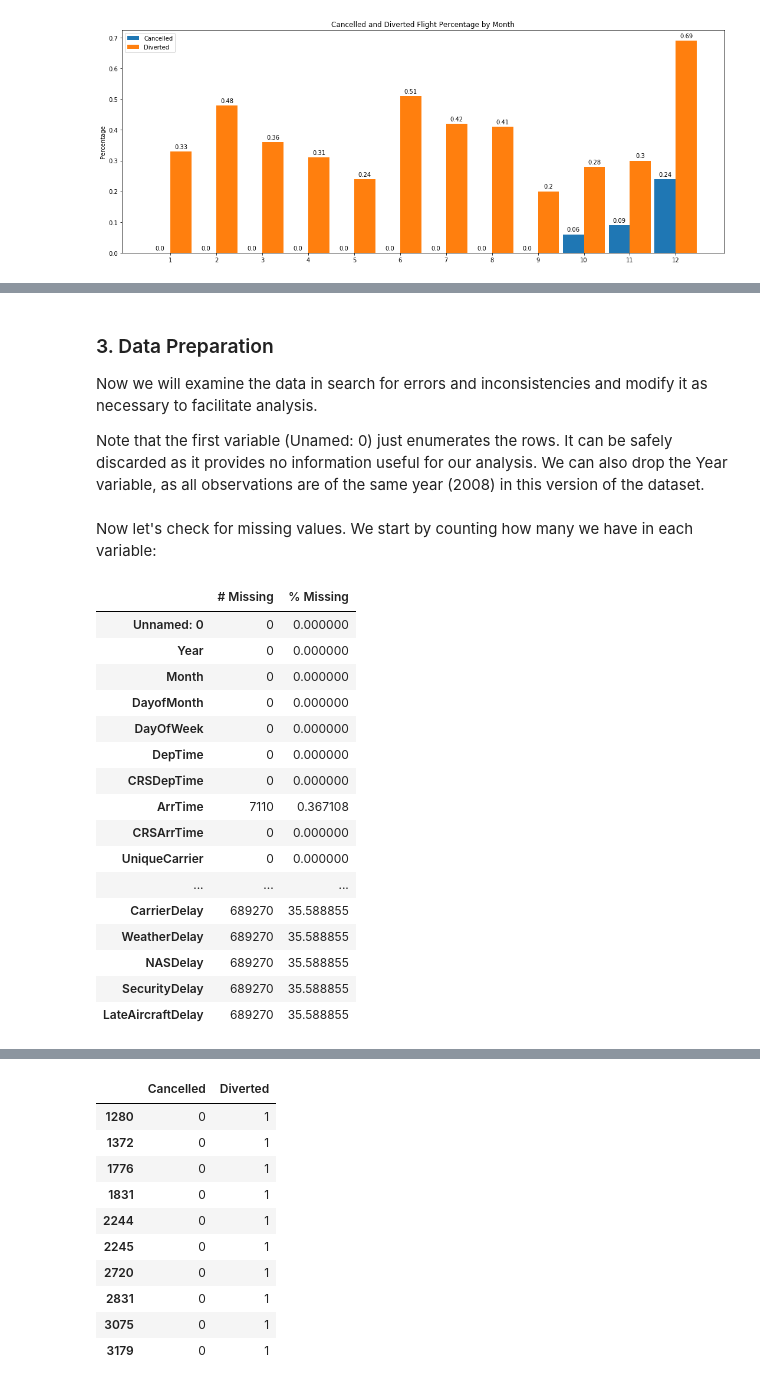
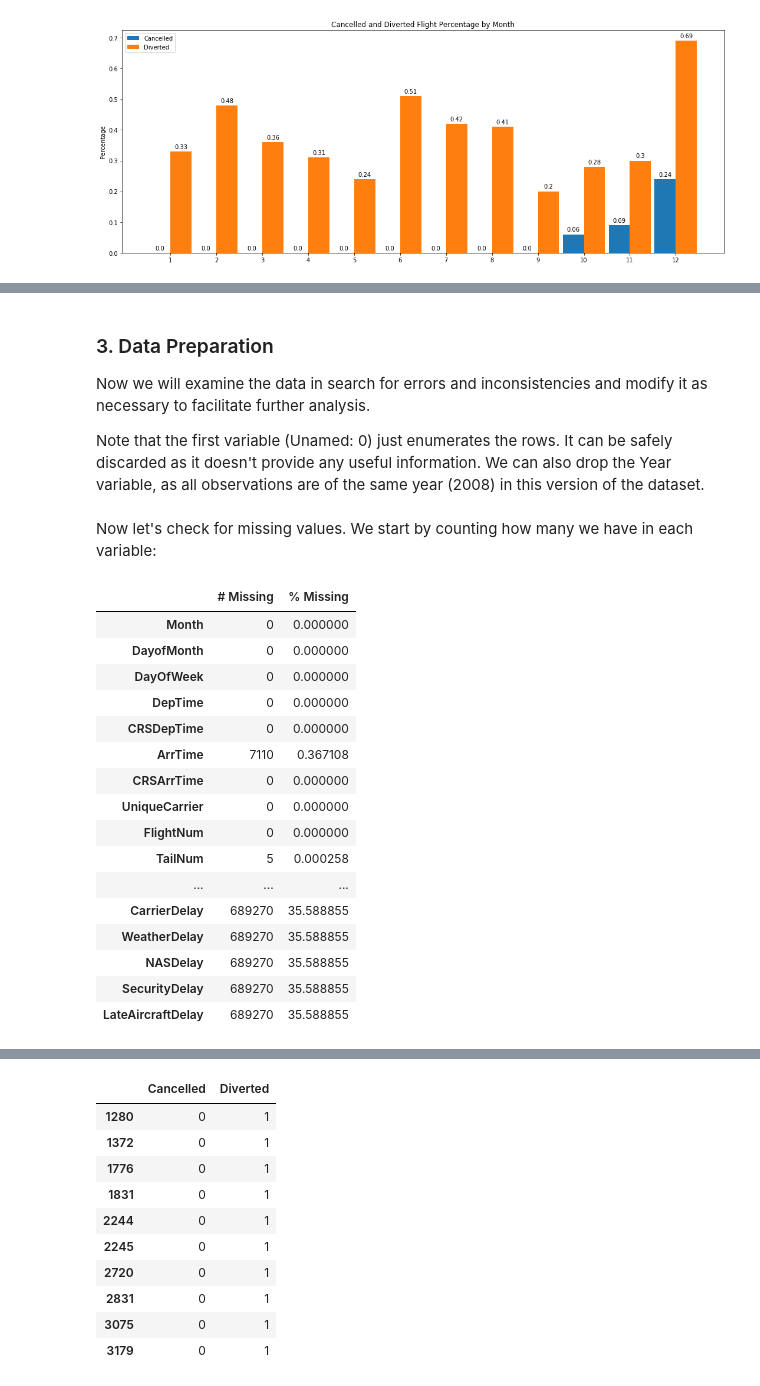
Before and after one commit to s-londono/airlinedelaystats, a Jupyter notebook: AirlineDelayAnalysis.ipynb, the cells around one changed output, grey strips where cells are left out. Drawn from its saved outputs; the diff is of its cells as text; code cells hidden in the pictures.

```diff
--- a/AirlineDelayAnalysis.ipynb
+++ b/AirlineDelayAnalysis.ipynb
@@ -262,50 +263,33 @@ util.bi_bar_plot(labels, cancel_percs_month, diverted_percs_month, "Cancelled",
 # %% [markdown]
 ### 3. Data Preparation
 
-Now we will examine the data in search for errors and inconsistencies and modify it as necessary to facilitate analysis.
+Now we will examine the data in search for errors and inconsistencies and modify it as necessary to facilitate further analysis.
 
-Note that the first variable (Unamed: 0) just enumerates the rows. It can be safely discarded as it provides no information useful for our analysis. We can also drop the Year variable, as all observations are of the same year (2008) in this version of the dataset.
+Note that the first variable (Unamed: 0) just enumerates the rows. It can be safely discarded as it doesn't  provide any useful information. We can also drop the Year variable, as all observations are of the same year (2008) in this version of the dataset.
 # %%
 # Drop the first column, which just provides enumerates the rows. The DataFrame index does so already
 df_flight_delays.drop(["Unnamed: 0", "Year"], axis=1, inplace=True)
 # %% [markdown]
 Now let's check for missing values. We start by counting how many we have in each variable:
-# %%
-def build_nan_data(df):
-    """
-    Builds a DataFrame containing the total count and percentage of missing values,
-    in each column of the DataFrame provided as argument
-    INPUT
-        df - the dataframe in which this function will count for missing values
-    OUTPUT
-        dataframe with the names of variables in df as index and two columns: count of missing values in
-        each variable and percent of missing values in each variable
-    """
-    # Count the total missing entries per column
-    df_nan_counts = df.isna().sum()
-
-    # Compute the percentage of missing values per column
-    df_nan_percents = (df_nan_counts / df.shape[0]) * 100
-
-    return pd.DataFrame({"# Missing": df_nan_counts, "% Missing": df_nan_percents}, index=df_nan_counts.index)
-
-build_nan_data(df_flight_delays)
-# %% [output]
-|  | # Missing | % Missing |
-| Unnamed: 0 | 0 | 0.000000 |
-| Year | 0 | 0.000000 |
-| Month | 0 | 0.000000 |
-| DayofMonth | 0 | 0.000000 |
-| DayOfWeek | 0 | 0.000000 |
-| DepTime | 0 | 0.000000 |
-| CRSDepTime | 0 | 0.000000 |
-| ArrTime | 7110 | 0.367108 |
-| CRSArrTime | 0 | 0.000000 |
-| UniqueCarrier | 0 | 0.000000 |
-| ... | ... | ... |
-| CarrierDelay | 689270 | 35.588855 |
-| WeatherDelay | 689270 | 35.588855 |
-| NASDelay | 689270 | 35.588855 |
-| SecurityDelay | 689270 | 35.588855 |
-| LateAircraftDelay | 689270 | 35.588855 |
+# %%
+# Count total and percentage of missing values in each variable of the dataset
+util.build_nan_data(df_flight_delays)
+# %% [output]
+|  | # Missing | % Missing |
+| Month | 0 | 0.000000 |
+| DayofMonth | 0 | 0.000000 |
+| DayOfWeek | 0 | 0.000000 |
+| DepTime | 0 | 0.000000 |
+| CRSDepTime | 0 | 0.000000 |
+| ArrTime | 7110 | 0.367108 |
+| CRSArrTime | 0 | 0.000000 |
+| UniqueCarrier | 0 | 0.000000 |
+| FlightNum | 0 | 0.000000 |
+| TailNum | 5 | 0.000258 |
+| ... | ... | ... |
+| CarrierDelay | 689270 | 35.588855 |
+| WeatherDelay | 689270 | 35.588855 |
+| NASDelay | 689270 | 35.588855 |
+| SecurityDelay | 689270 | 35.588855 |
+| LateAircraftDelay | 689270 | 35.588855 |
 # %% [markdown]
```
Also changed, not shown: parts of 21 cells of this notebook, 1 other file.
